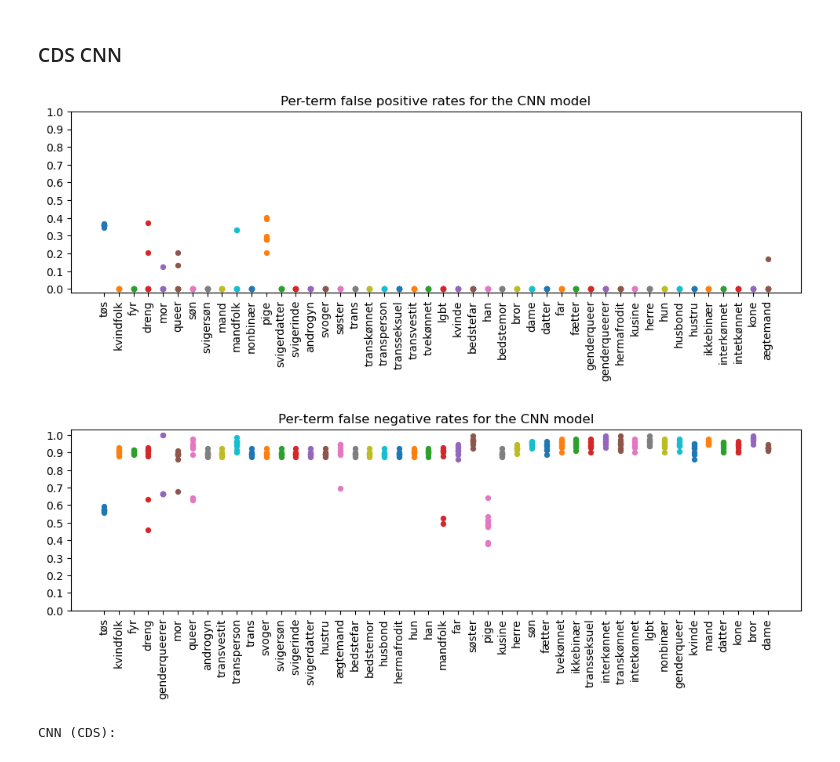
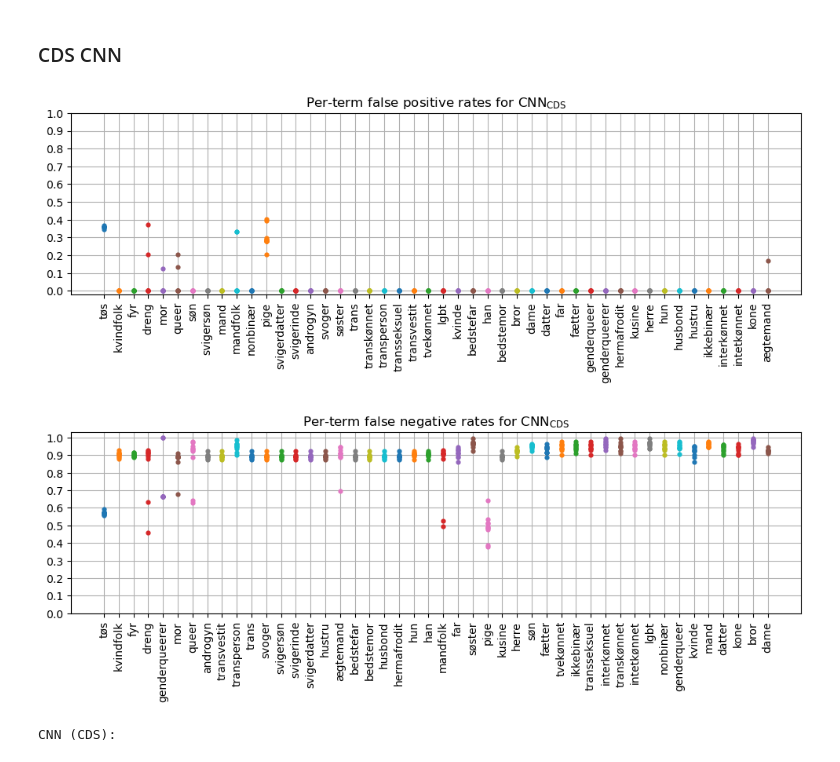
Before and after one commit to MajaMittag/gender-bias_da, a Jupyter notebook: toxicity_detection/unintended_bias_analysis.ipynb, the cells around one changed output. Saved outputs shown, nothing was run; the diff lists cells and outputs as text; code cells hidden in the pictures.

```diff
--- a/toxicity_detection/unintended_bias_analysis.ipynb
+++ b/toxicity_detection/unintended_bias_analysis.ipynb
@@ -340,19 +340,19 @@ plt.show()
 # %%
 # calculate per term and overall fpr for CNN model
 per_term_fprs_CDS, overall_fprs_CDS = bias_metrics.compute_per_term_metric(grouping_cond="identity_lemma", metric_name="fpr", data=synth_data, model_name="CNNCDS")
 
 # plot results
-bias_metrics.plot_per_term_metrics(per_term_fprs_CDS, title="Per-term false positive rates for the CNN model", save_name="FPRs_CNN_CDS.png", order=cnn_order_orig)
+bias_metrics.plot_per_term_metrics(per_term_fprs_CDS, title="Per-term false positive rates for $\mathregular{CNN_{CDS}}$", save_name="FPRs_CNN_CDS.png", order=cnn_order_orig, grid=True)
 # %% [output]
-[figure, old version]
+[figure, new version]
 # %%
 # calculate per term and overall fnr for CNN model
 per_term_fnrs_CDS, overall_fnrs_CDS = bias_metrics.compute_per_term_metric(grouping_cond="identity_lemma", metric_name="fnr", data=synth_data, model_name="CNNCDS")
 
 # plot results
-bias_metrics.plot_per_term_metrics(per_term_fnrs_CDS, title="Per-term false negative rates for the CNN model", save_name="FNRs_CNN_CDS.png", order=cnn_order2_orig)
+bias_metrics.plot_per_term_metrics(per_term_fnrs_CDS, title="Per-term false negative rates for $\mathregular{CNN_{CDS}}$", save_name="FNRs_CNN_CDS.png", order=cnn_order2_orig, grid=True)
 # %% [output]
-[figure, old version]
+[figure, new version]
 # %%
 # compute FPED and FNED for each model variant
 fpeds_CDS = [bias_metrics.compute_fped(overall_fprs_CDS[str(i)], per_term_fprs_CDS[str(i)]) for i in range(10)]
```
Also changed, not shown: parts of 5 cells of this notebook, 5 other files.
